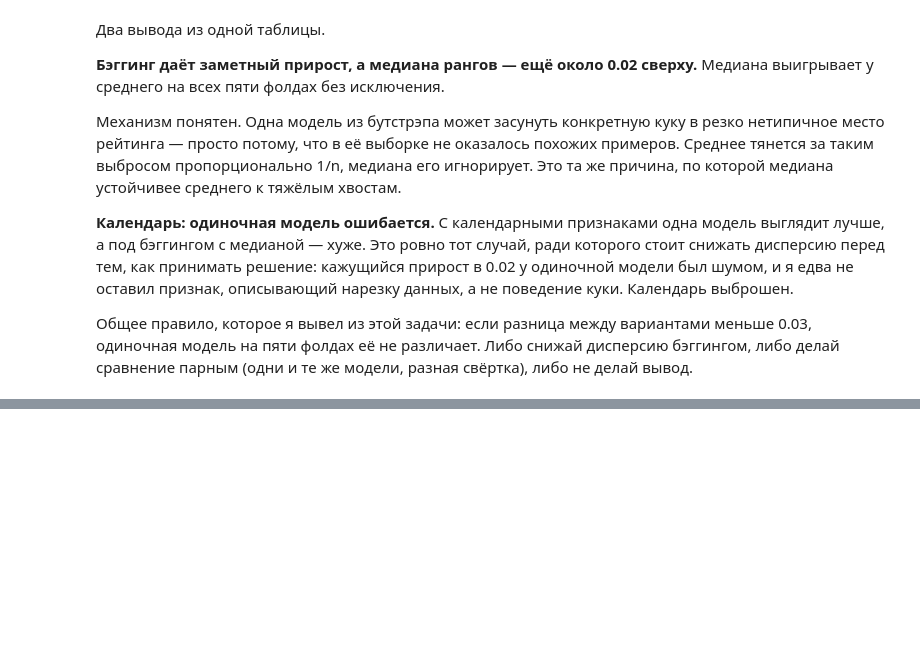
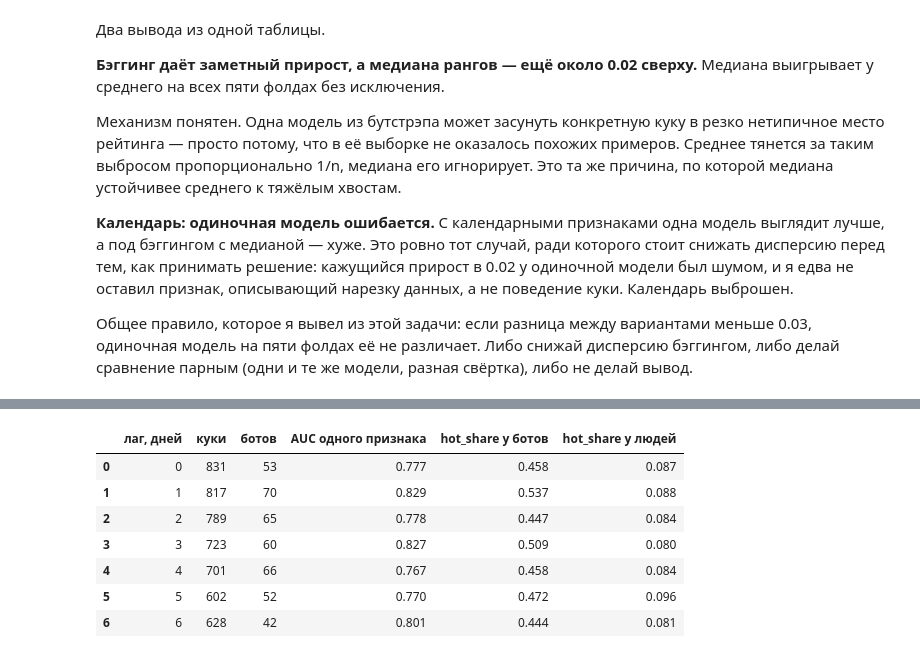
Before and after one commit to RomanPhys/Avito, a Jupyter notebook: solution.ipynb, the cells around one changed output, grey strips where cells are left out. Cells and saved outputs as stored; diff of their text form; code cells hidden in the pictures; blank space fills up the shorter version.

```diff
--- a/solution.ipynb
+++ b/solution.ipynb
@@ -804,0 +977,28 @@ Wall time: 4min 42s
+# %%
+from sklearn.metrics import roc_auc_score
+
+CUT0 = pd.Timestamp('2026-04-13')
+_pairs = item_pairs(ev_tr, train)
+_dc = day_counts(_pairs[_pairs.day < CUT0], train, y)
+_cur = _pairs[_pairs.day >= CUT0]
+_rep = rep_asof(_cur, _dc, CUT0, _cur.cookie_id.unique())
+_rep.index = _cur.cookie_id.unique()
+_rep['день'] = train.set_index('cookie_id').window_start_ts.dt.normalize().reindex(_rep.index)
+_rep['y'] = pd.Series(y, index=train.cookie_id).reindex(_rep.index)
+
+rows = []
+for d, s in _rep.groupby('день'):
+    rows.append({'лаг, дней': (d - CUT0).days, 'куки': len(s), 'ботов': int(s.y.sum()),
+                 'AUC одного признака': round(roc_auc_score(s.y, s.ri_hot_share), 3),
+                 'hot_share у ботов': round(s.ri_hot_share[s.y == 1].mean(), 3),
+                 'hot_share у людей': round(s.ri_hot_share[s.y == 0].mean(), 3)})
+pd.DataFrame(rows)
+# %% [output]
+|  | лаг, дней | куки | ботов | AUC одного признака | hot_share у ботов | hot_share у людей |
+| 0 | 0 | 831 | 53 | 0.777 | 0.458 | 0.087 |
+| 1 | 1 | 817 | 70 | 0.829 | 0.537 | 0.088 |
+| 2 | 2 | 789 | 65 | 0.778 | 0.447 | 0.084 |
+| 3 | 3 | 723 | 60 | 0.827 | 0.509 | 0.080 |
+| 4 | 4 | 701 | 66 | 0.767 | 0.458 | 0.084 |
+| 5 | 5 | 602 | 52 | 0.770 | 0.472 | 0.096 |
+| 6 | 6 | 628 | 42 | 0.801 | 0.444 | 0.081 |
```
Also changed, not shown: parts of 34 cells of this notebook, 2 other files.
